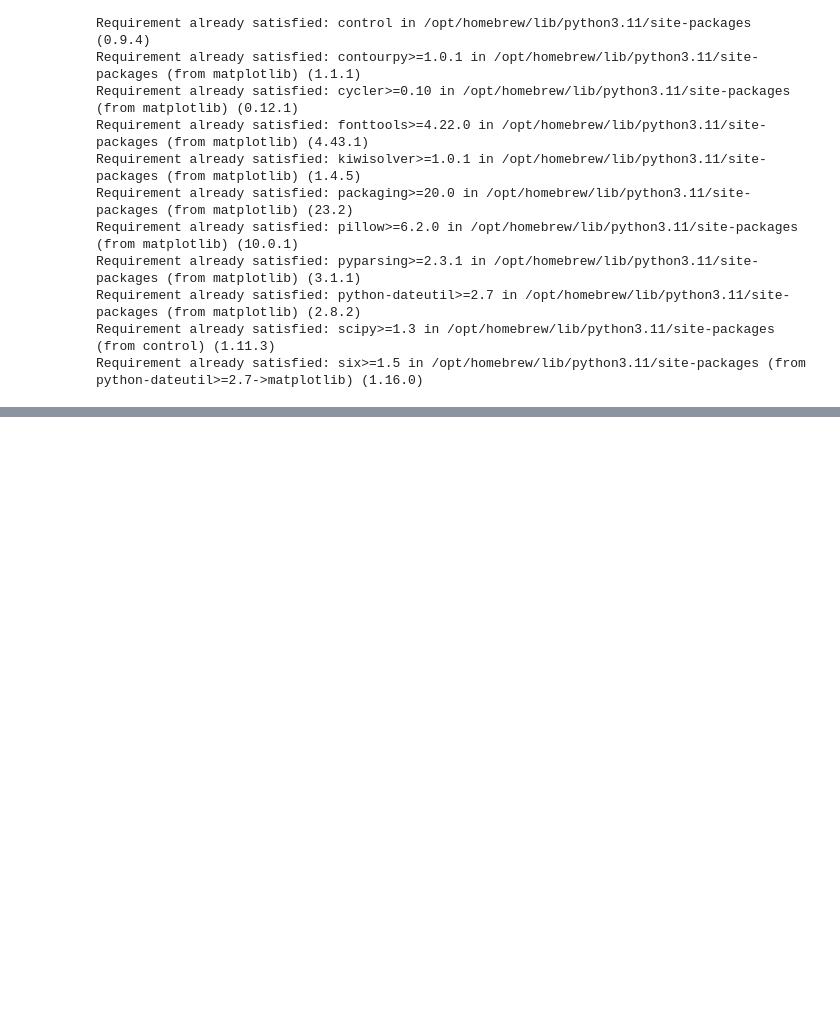
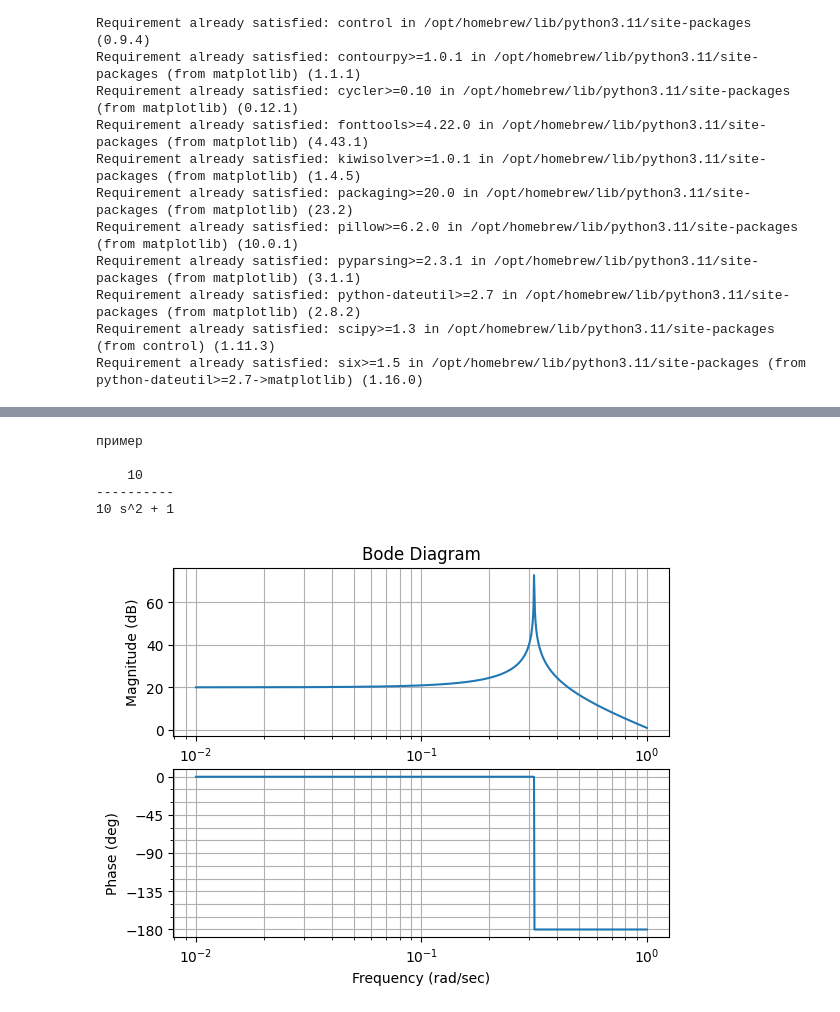
Before and after one commit to khosta77/BMSTU_RL6_Automatic_control_systems, a Jupyter notebook: L02/L02.ipynb, the cells around one changed output, grey strips where cells are left out. Saved outputs shown, nothing was run; the diff lists cells and outputs as text; code cells hidden in the pictures; blank space fills up the shorter version.

```diff
--- a/L02/L02.ipynb
+++ b/L02/L02.ipynb
@@ -48,0 +61,12 @@ main(data)
+# %%
+ftf = ((tf(10, [10, 0, 1]),'пример'))
+print(ftf[1])
+print(ftf[0])
+plotBuild(ftf[0])
+# %% [output]
+пример
+
+    10
+----------
+10 s^2 + 1
+[figure, added]
```
Also changed, not shown: parts of 1 cell of this notebook, 2 other files.
